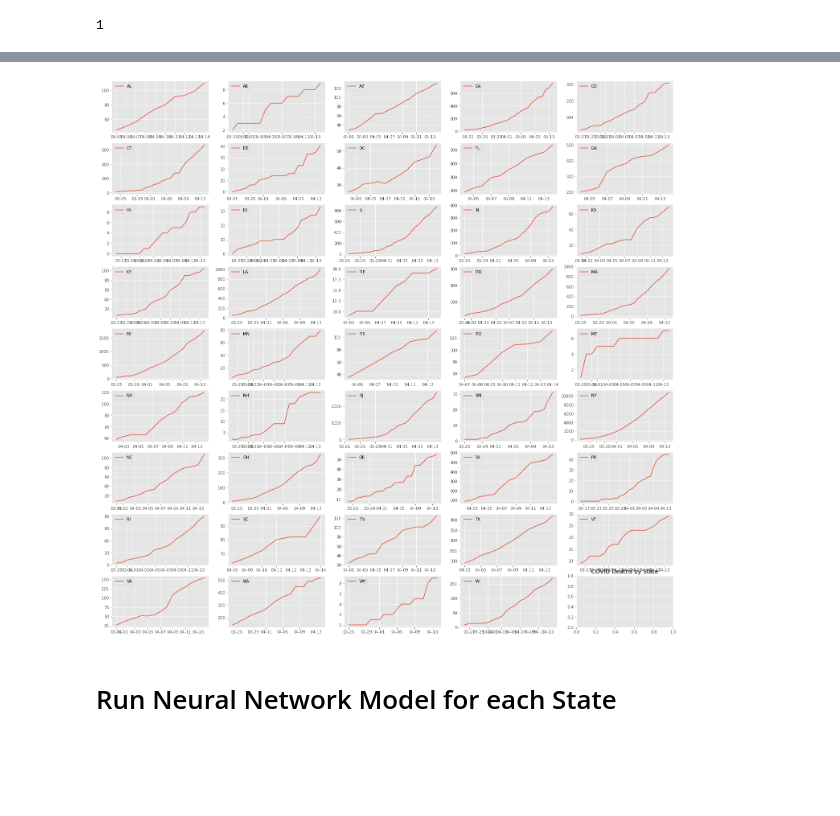
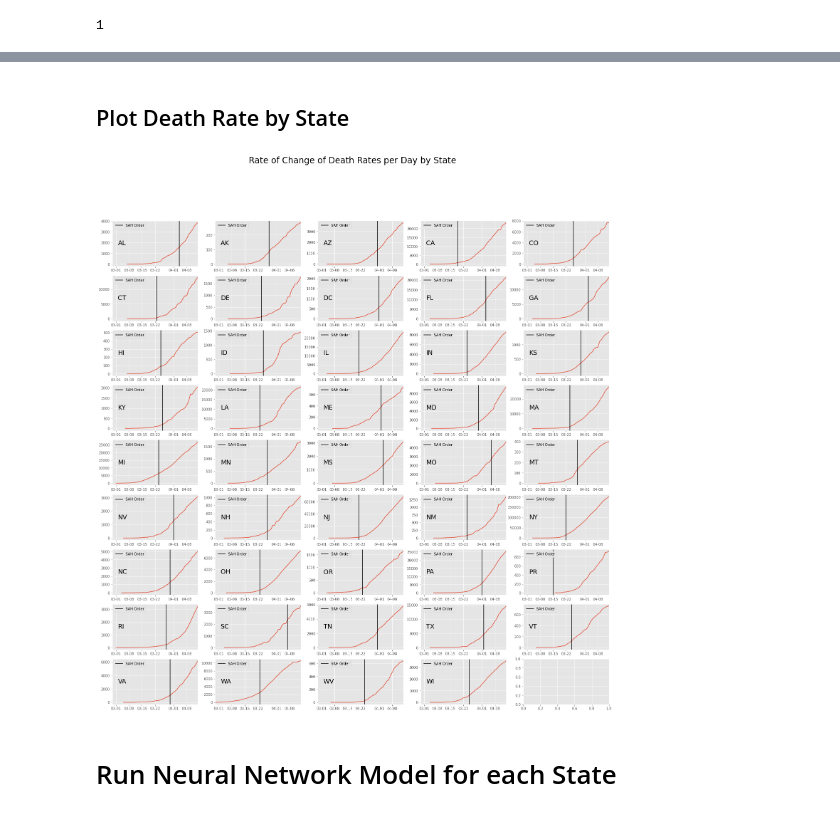
Before and after one commit to camzman/py4ds, a Jupyter notebook: PythonProject - Requests.ipynb, the cells around one changed output, grey strips where cells are left out. Cells and saved outputs as stored; diff of their text form; code cells hidden in the pictures; blank space fills up the shorter version.

```diff
--- a/PythonProject - Requests.ipynb
+++ b/PythonProject - Requests.ipynb
@@ -183,0 +238,9 @@ data.head()
+# %%
+# Calculate rate of change in death increases
+data['deathIncrease_ROC'] = data['deathIncrease'].diff(periods = -1)
+# %%
+# Fix last row in each state group
+last_row_index = data.groupby('state').tail(1).index
+for i in range(len(last_row_index)):
+    data.at[last_row_index[i], 'deathIncrease_ROC'] = 0
+data
@@ -183,0 +263,5 @@ data.head()
+# %%
+# Create death rate & deaths per million columns
+data['deaths_per_M'] = data['death'] / (data['Population'] / 1000000) # Deaths
+data['death_rt_per_M'] = data['deathIncrease'] / (data['Population'] / 1000000) # Death rate
+data['deathIncrease_ROC_per_M'] = data['deathIncrease_ROC'] / (data['Population'] / 1000000) # ROC Death rate
@@ -224,0 +322,6 @@ There are 777 observations before the stay-at-home orders, and 1015 afterwards.
+# %%
+mindate = min(data['date'])
+maxdate = max(data['date'])
+min_roc = min(data['deathIncrease_ROC_per_M'])
+max_roc = max(data['deathIncrease_ROC_per_M'])
+mindate
@@ -225,31 +330,37 @@ There are 777 observations before the stay-at-home orders, and 1015 afterwards.
+# %% [markdown]
+## Plot Death Rate by State
 # %%
 # Plot parameters
 index = 0
-max_death = max(data['death'])
 states_used = []
 plt.style.use('ggplot')
 fig_rows = math.ceil((len(SAH_data) / 5))
 myFmt = mdates.DateFormatter('%m-%d')
 
 # Plots
 fig, ax = plt.subplots(fig_rows, 5, figsize = (25, 25))
 for i in range(fig_rows):
     for j in range(5):
-        name = SAH_data['state'][index]
-        plot_data = before_SAH_data.loc[data['state'] == name]
-        ax[i, j].plot(plot_data['date'], plot_data['death'], label = name)
-        ax[i, j].xaxis.set_major_formatter(myFmt)
-        ax[i, j].legend()
-        states_used.append(name)
-        #ax[i, j].text(0.5, 0.5, name, fontsize=18, ha='center')
-        if index == (len(SAH_data)-1):
+        name = SAH_data['state'][index] # name of the state
+        SAHorder = SAH_data['SAH_Order_Date'][index] # Date of the SAH order in that state
+        plot_data = data.loc[data['state'] == name] # Data filtered to that state
+        centerrate = max(plot_data['positive']) / 2 # Center of the y-axis for each state
+        ax[i, j].plot(plot_data['date'], plot_data['positive']) # Plot deathIncrease over time
+        ax[i, j].set_xlim([mindate, maxdate]) # set x axis range
+        #ax[i, j].set_ylim([min_roc, max_roc])
+        ax[i, j].axvline(SAHorder,  label='SAH Order', color='black') # Plot vertical line for SAH order
+        ax[i, j].xaxis.set_major_formatter(myFmt) # Format X-axis
+        ax[i, j].text(mindate + datetime.timedelta(days=3), centerrate, name, verticalalignment='center', horizontalalignment='left', fontsize = 18) # Put name of state on the chart
+        ax[i, j].legend() # label the black line as the Stay at Home Order
+        states_used.append(name) # check to make sure all states were used
+        if index == (len(SAH_data)-1): # Loop to stop the plotting if the end of the
             break
         else:
             index = index + 1
-plt.title('COVID Deaths by State')
+fig.suptitle('Rate of Change of Death Rates per Day by State', fontsize=24)
 plt.show();
 # %% [output]
-[figure, old version]
+[figure, new version]
 # %% [markdown]
 # Run Neural Network Model for each State
 # %%
```
Also changed, not shown: parts of 51 cells of this notebook.
